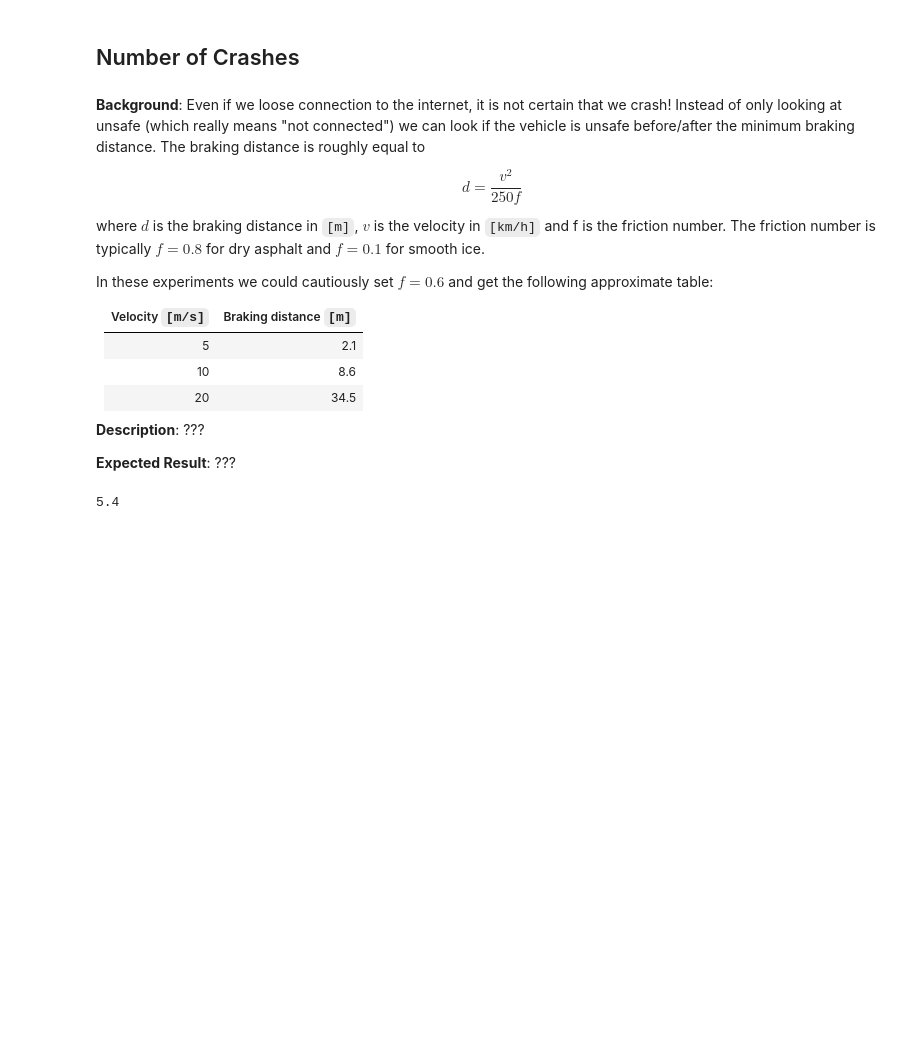
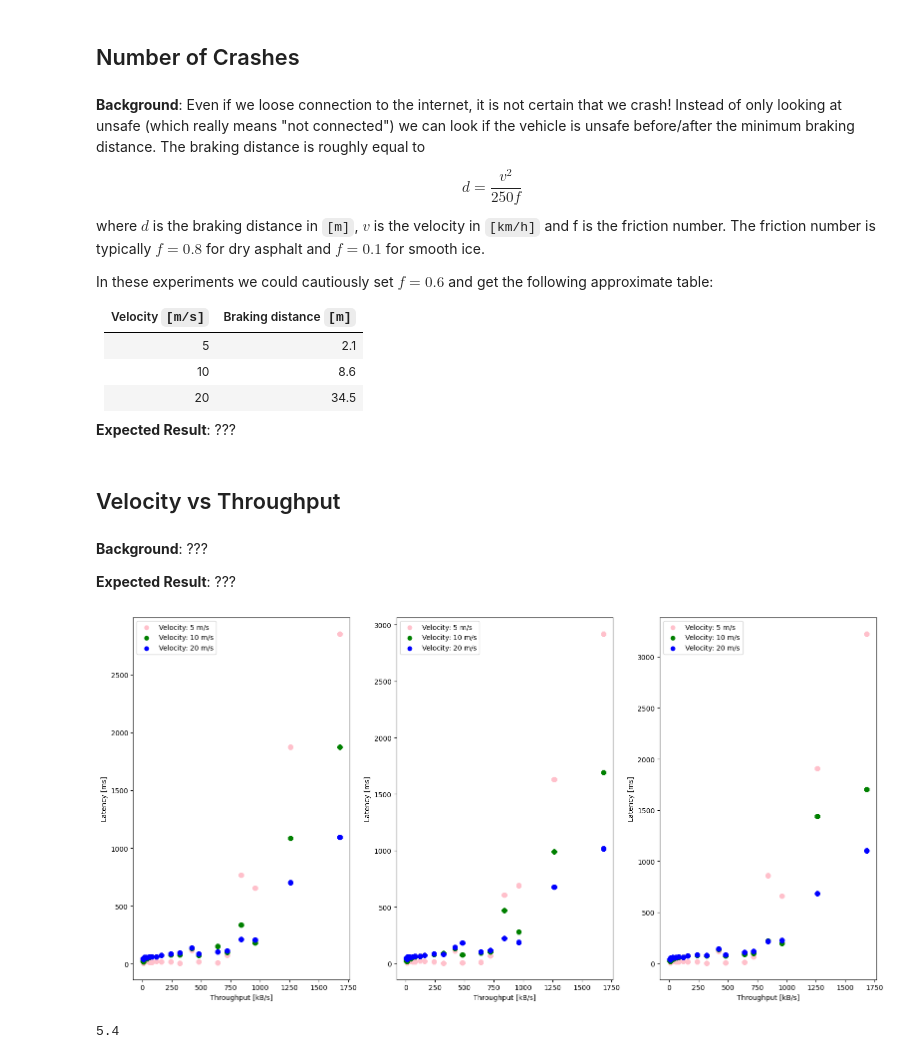
Before and after one commit to KTH-SML/kaarmu_svea, a Jupyter notebook: src/wp3_tests/notebooks/Plots.ipynb, the cells around one changed output. Saved outputs shown, nothing was run; the diff lists cells and outputs as text; code cells hidden in the pictures; blank space fills up the shorter version.

```diff
--- a/src/wp3_tests/notebooks/Plots.ipynb
+++ b/src/wp3_tests/notebooks/Plots.ipynb
@@ -295,8 +423,70 @@ $f=0.6$ and get the following approximate table:
 | 20               | 34.5                   |
 
 
-**Description**:
-???
-
 **Expected Result**:
 ???
+# %% [markdown]
+## Velocity vs Throughput
+# %% [markdown]
+**Background**: ???
+
+**Expected Result**: ???
+# %%
+import numpy as np
+import matplotlib.pyplot as plt
+
+# Device Under Test i.e. the vehicle(s) we want to examine
+DUT = 'svea2'
+
+fig, axs = plt.subplots(1, 3, figsize=(16,8))
+fig.set_tight_layout(True)
+
+res = pd.DataFrame()
+for test, vehicle in dfs:
+
+    if isinstance(DUT, tuple) and vehicle not in DUT: continue
+    elif isinstance(DUT, str) and vehicle != DUT: continue
+    elif dfs[test, vehicle].empty: continue
+
+    cf = cfs[test]
+    df = dfs[test, vehicle]
+    new = pd.DataFrame({
+        'complexity': cf.COMP_ORDR,
+        'velocity': cf.TARG_VEL,
+        'latency': (df['arrival'] - df['sent']) / 1e6, # [ms]
+        'throughput': cf.DATA_SIZE * cf.DATA_FREQ,
+        'safe': df['safe'].astype(bool),
+    })
+
+    res = pd.concat([res, new], ignore_index=True)
+
+velocities = np.unique(res['velocity'])
+colors = [
+    'pink',
+    'green',
+    'blue',
+]
+
+for i, ax in enumerate(axs):
+    mask_a = res['complexity'] == i
+
+    for j, (v, c) in enumerate(zip(velocities, colors)):
+        mask_b = res['velocity'] == v
+        r = res[mask_a & mask_b]
+        throughput = r['throughput'].to_numpy()
+        latency = r['latency'].to_numpy()
+        mean = np.zeros(latency.shape)
+
+        for t in np.unique(throughput):
+            mask = throughput == t
+            mean[mask] = latency[mask].mean()
+
+        axs[i].scatter(throughput, mean, c=c, label=f'Velocity: {v} m/s')
+
+    axs[i].set_xlabel('Throughput [kB/s]')
+    axs[i].set_ylabel('Latency [ms]')
+    axs[i].legend()
+
+None
+# %% [output]
+[figure, added]
```
Also changed, not shown: parts of 12 cells of this notebook, 3 other files.
